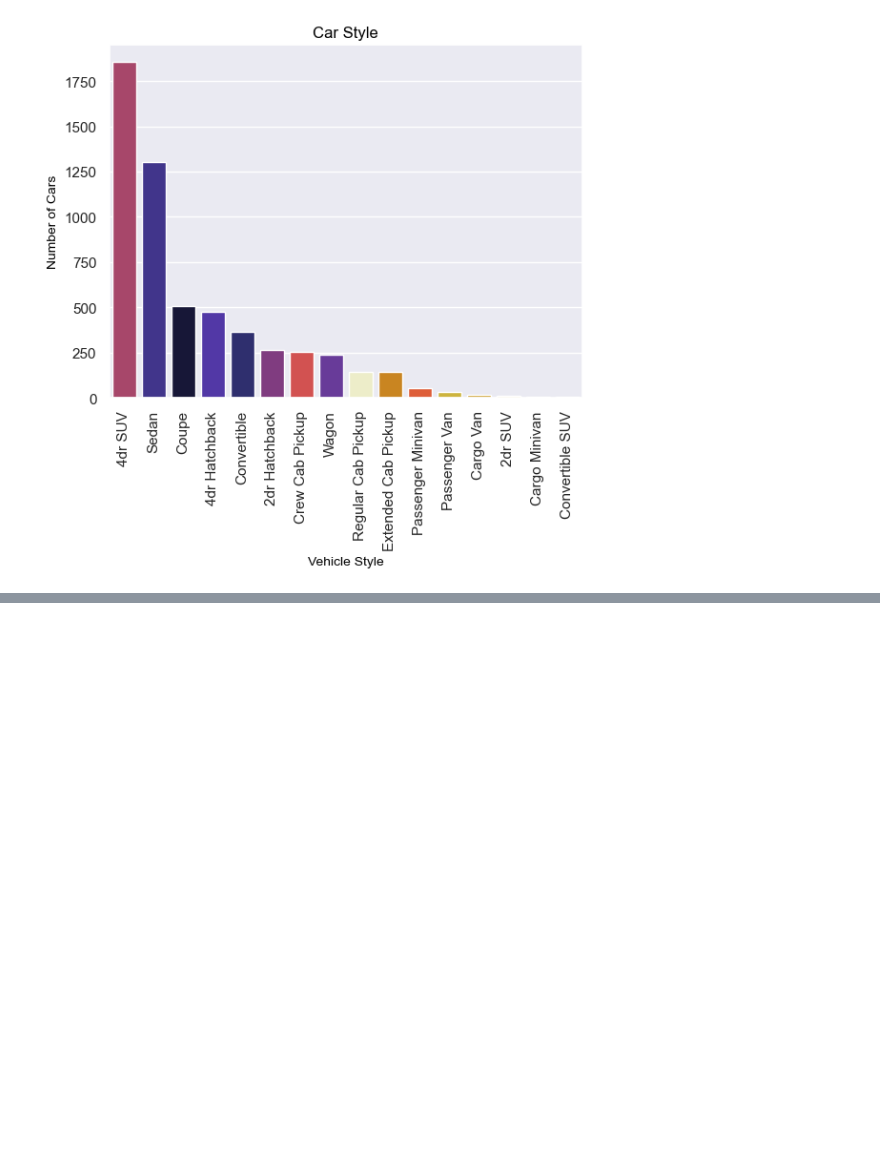
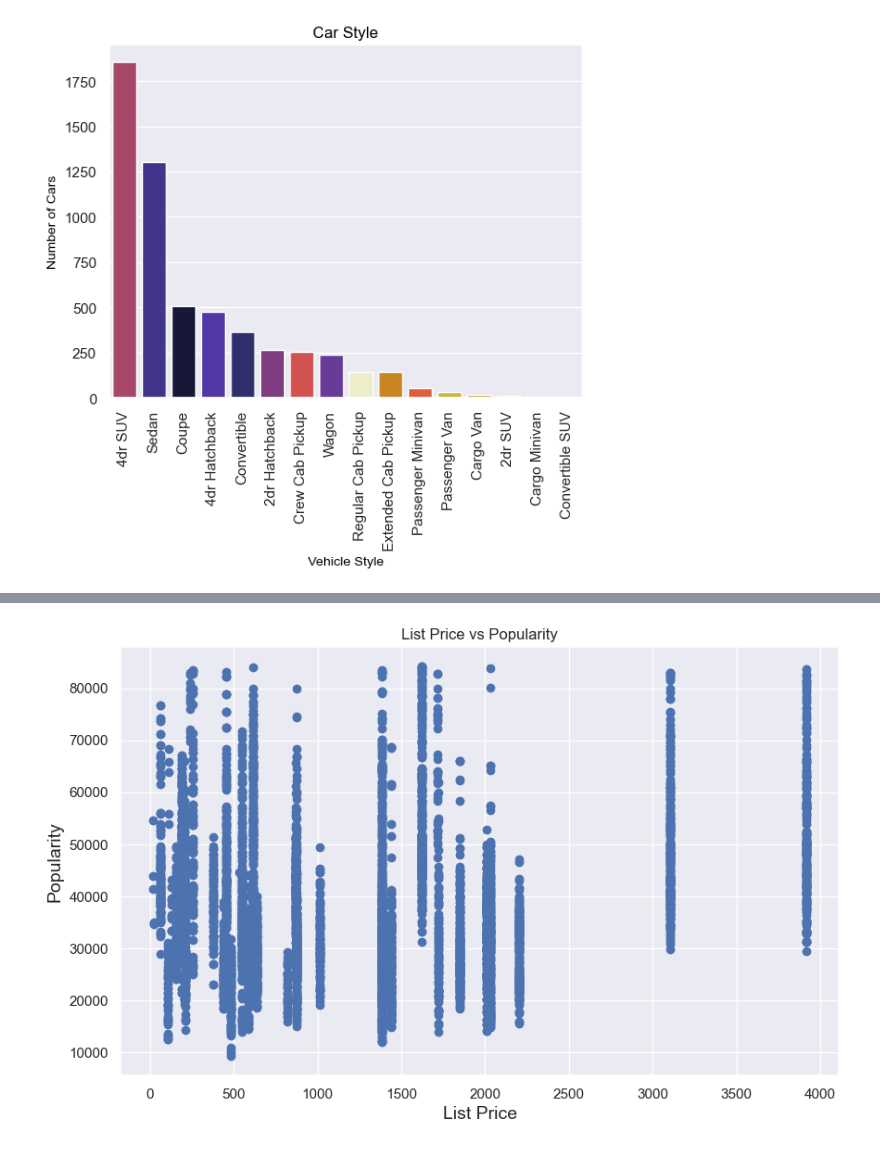
Before and after one commit to LaureaYue/SEIS-Group-4-Project, a Jupyter notebook: project4-group2.ipynb, the cells around one changed output, grey strips where cells are left out. Cells and saved outputs as stored; diff of their text form; code cells hidden in the pictures; blank space fills up the shorter version.

```diff
--- a/project4-group2.ipynb
+++ b/project4-group2.ipynb
@@ -218,0 +236,10 @@ plt.show()
+# %%
+# Correlation between Price and Popularity
+fig, ax = plt.subplots(figsize=(10,6))
+ax.scatter(df['popularity'], df['list_price'])
+plt.title("List Price vs Popularity")
+ax.set_xlabel('List Price', fontsize=14)
+ax.set_ylabel('Popularity', fontsize=14)
+plt.show()
+# %% [output]
+[figure, added]
```
Also changed, not shown: parts of 2 cells of this notebook, 2 other files.
